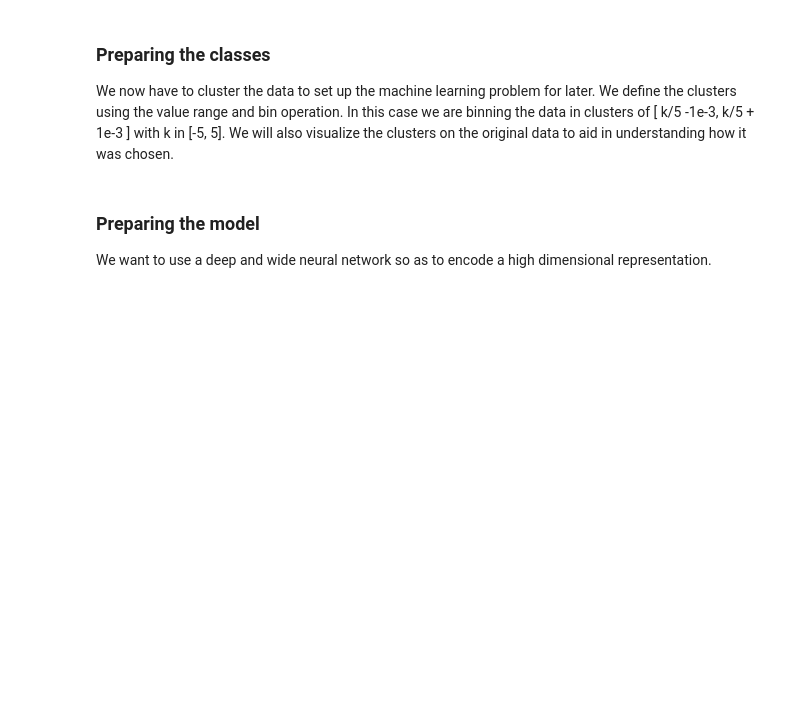
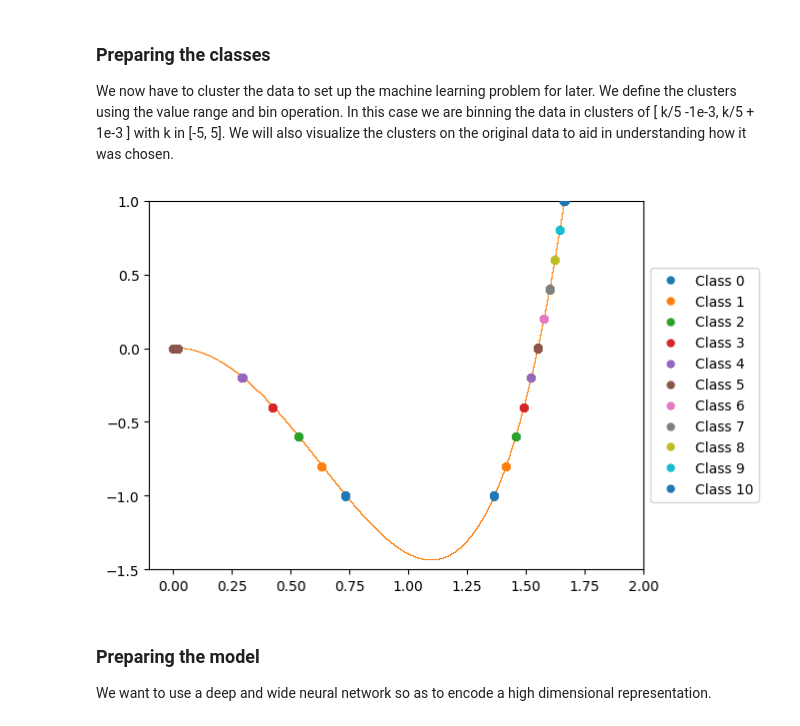
Before and after one commit to zincware/SymSuite, a Jupyter notebook: docs/source/examples/double_well_investigation.ipynb, the cells around one changed output. Cells and saved outputs as stored; diff of their text form; code cells hidden in the pictures; blank space fills up the shorter version.

```diff
--- a/docs/source/examples/double_well_investigation.ipynb
+++ b/docs/source/examples/double_well_investigation.ipynb
@@ -44,7 +44,9 @@ training_data = clustering.range_binning(value_range=[-5, 5],
                                          representatives=1000,
                                          plot=False)
 # %%
-#clustering.plot_clusters(training_data)
+clustering.plot_clusters(training_data)
+# %% [output]
+[figure, added]
 # %% [markdown]
 ### Preparing the model
 
```
Also changed, not shown: parts of 2 cells of this notebook, 1 other file.
